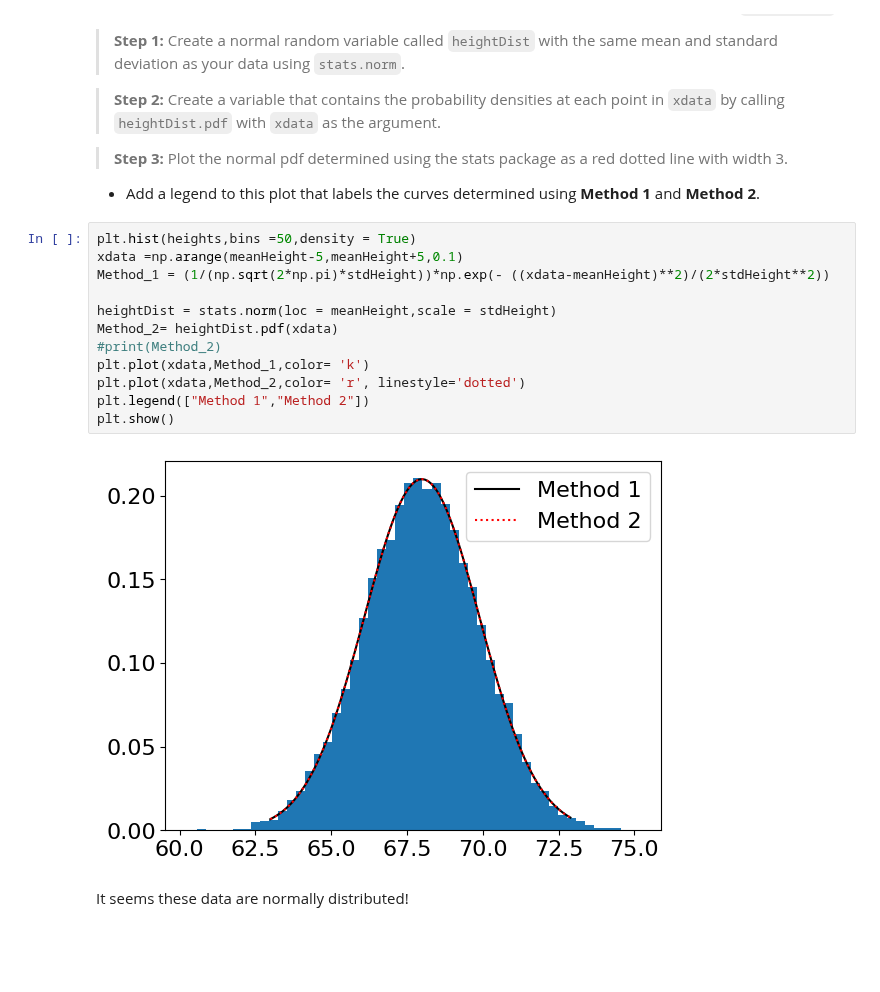
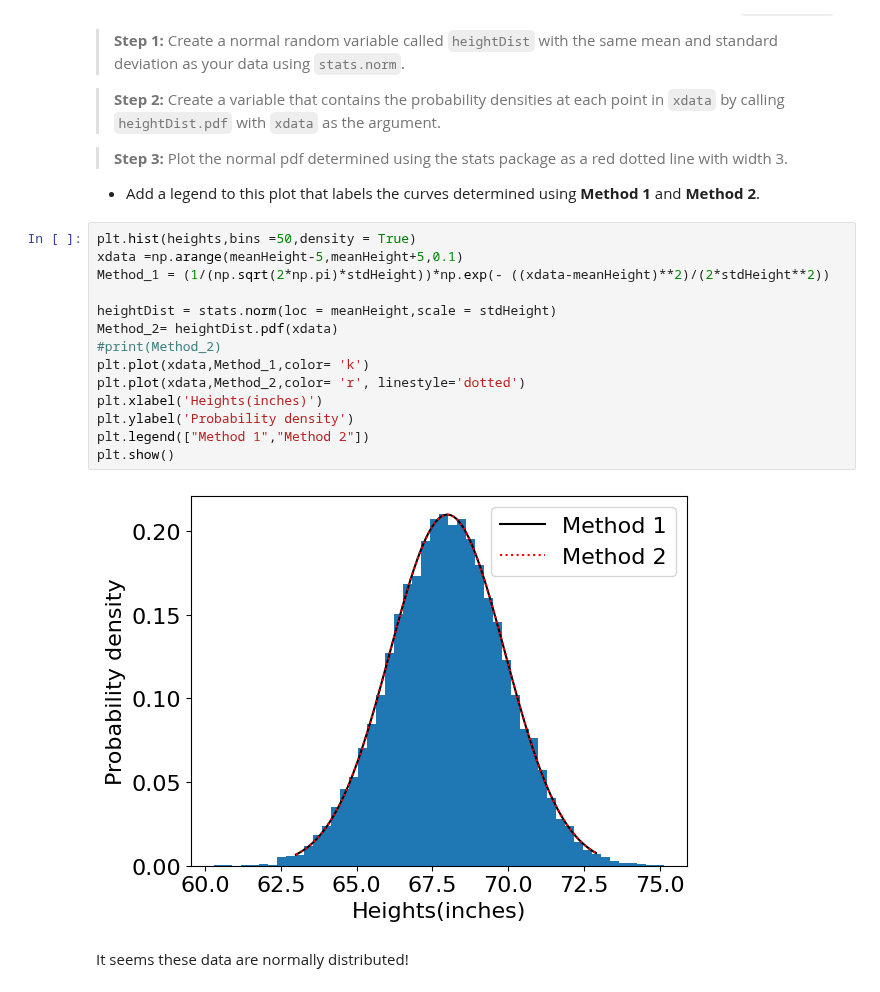
Before and after one commit to Urvi-M/BE559, a Jupyter notebook: Homework1_part1_v1.ipynb, the cells around one changed output. Drawn from its saved outputs; the diff is of its cells as text; blank space fills up the shorter version.

```diff
--- a/Homework1_part1_v1.ipynb
+++ b/Homework1_part1_v1.ipynb
@@ -140,17 +146,19 @@ $ P(x,\mu,\sigma) = \frac{1}{\sigma\sqrt{2\pi}} e^{(-\frac{{(x - \mu)}^{2}}{2\si
 # %%
 plt.hist(heights,bins =50,density = True)
 xdata =np.arange(meanHeight-5,meanHeight+5,0.1)
 Method_1 = (1/(np.sqrt(2*np.pi)*stdHeight))*np.exp(- ((xdata-meanHeight)**2)/(2*stdHeight**2))
 
 heightDist = stats.norm(loc = meanHeight,scale = stdHeight)
 Method_2= heightDist.pdf(xdata)
 #print(Method_2)
 plt.plot(xdata,Method_1,color= 'k')
 plt.plot(xdata,Method_2,color= 'r', linestyle='dotted')
+plt.xlabel('Heights(inches)')
+plt.ylabel('Probability density')
 plt.legend(["Method 1","Method 2"])
 plt.show()
 # %% [output]
-[figure, old version]
+[figure, new version]
 # %% [markdown]
 It seems these data are normally distributed!
 # %% [markdown]
```
Also changed, not shown: parts of 7 cells of this notebook.
